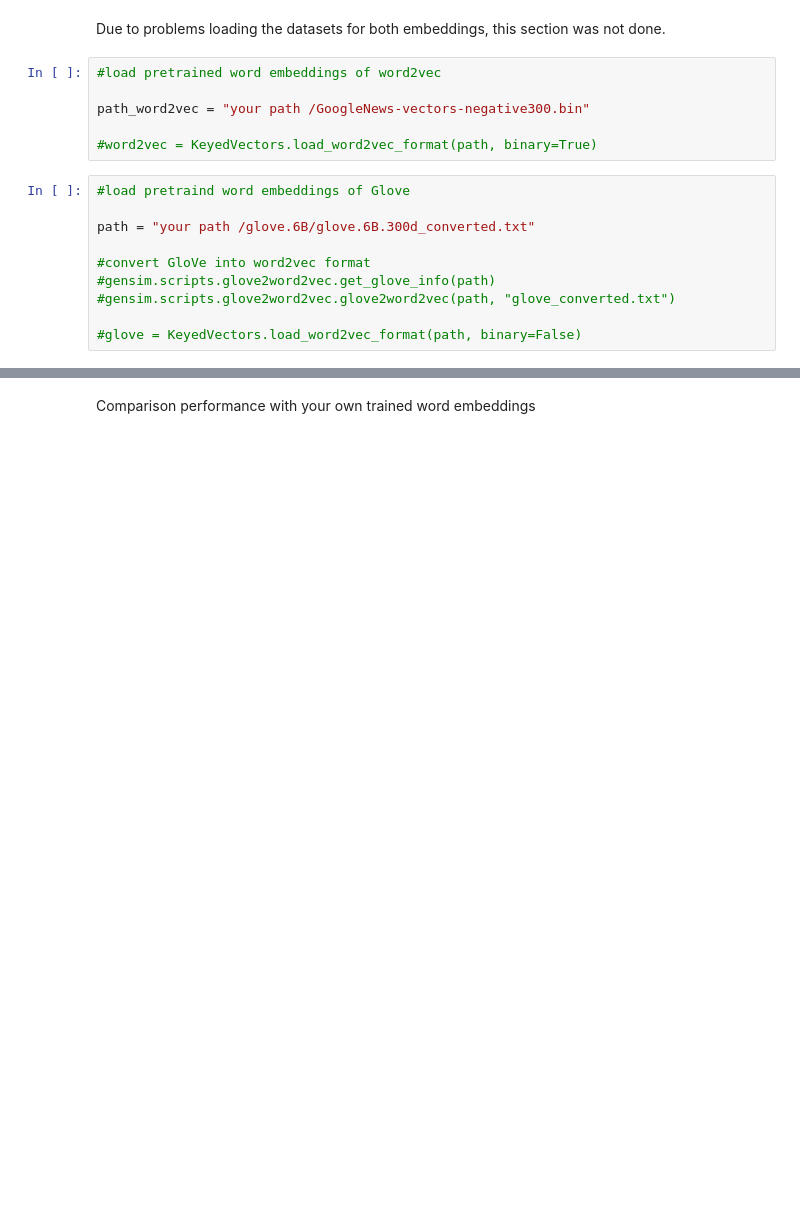
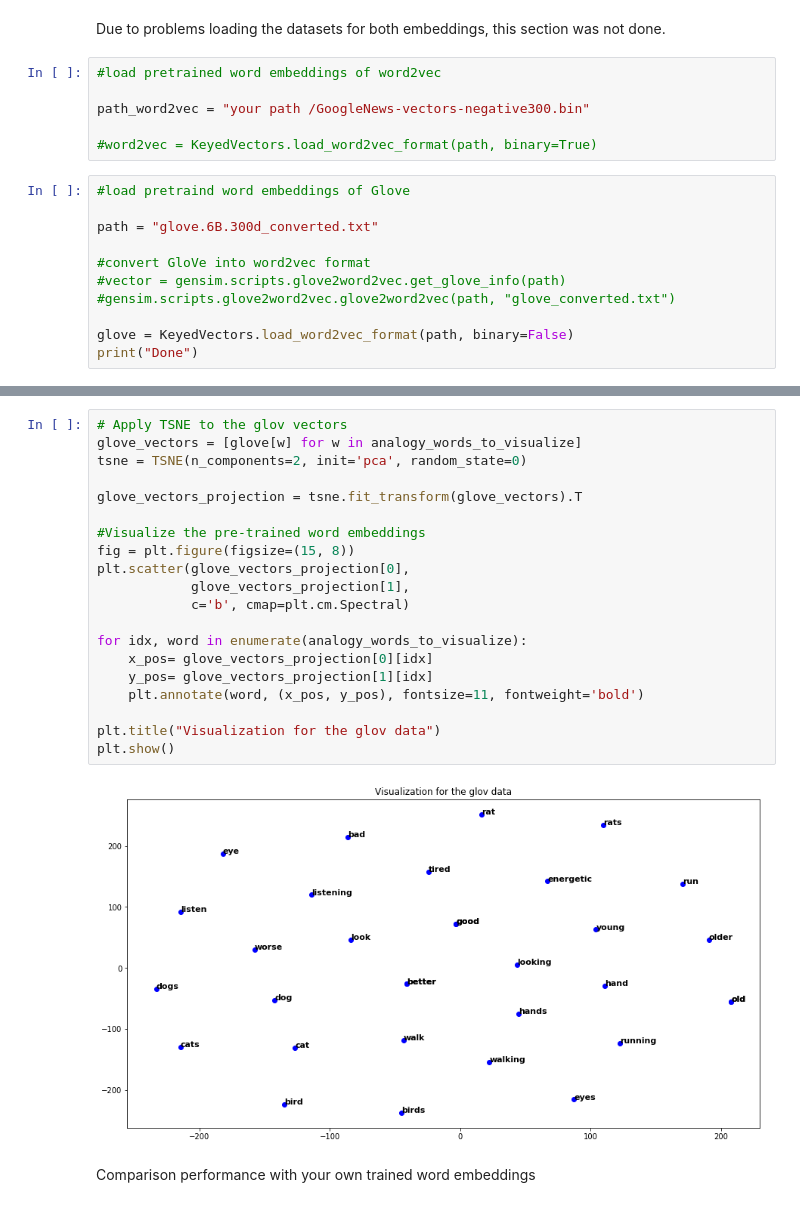
Before and after one commit to jacordero/recsys, a Jupyter notebook: Assignment1Final.ipynb, the cells around one changed output, grey strips where cells are left out. Drawn from its saved outputs; the diff is of its cells as text; blank space fills up the shorter version.

Commit message:
Added visualization for glove data

```diff
--- a/Assignment1Final.ipynb
+++ b/Assignment1Final.ipynb
@@ -1107,10 +1107,11 @@ path_word2vec = "your path /GoogleNews-vectors-negative300.bin"
 # %%
 #load pretraind word embeddings of Glove
 
-path = "your path /glove.6B/glove.6B.300d_converted.txt"
+path = "glove.6B.300d_converted.txt"
 
 #convert GloVe into word2vec format
-#gensim.scripts.glove2word2vec.get_glove_info(path)
+#vector = gensim.scripts.glove2word2vec.get_glove_info(path)
 #gensim.scripts.glove2word2vec.glove2word2vec(path, "glove_converted.txt")
 
-#glove = KeyedVectors.load_word2vec_format(path, binary=False)
+glove = KeyedVectors.load_word2vec_format(path, binary=False)
+print("Done")
@@ -1119,2 +1141,24 @@ path = "your path /glove.6B/glove.6B.300d_converted.txt"
+# %%
+# Apply TSNE to the glov vectors
+glove_vectors = [glove[w] for w in analogy_words_to_visualize]
+tsne = TSNE(n_components=2, init='pca', random_state=0)
+
+glove_vectors_projection = tsne.fit_transform(glove_vectors).T
+
+#Visualize the pre-trained word embeddings
+fig = plt.figure(figsize=(15, 8))
+plt.scatter(glove_vectors_projection[0],
+            glove_vectors_projection[1],
+            c='b', cmap=plt.cm.Spectral)
+
+for idx, word in enumerate(analogy_words_to_visualize):
+    x_pos= glove_vectors_projection[0][idx]
+    y_pos= glove_vectors_projection[1][idx]
+    plt.annotate(word, (x_pos, y_pos), fontsize=11, fontweight='bold')
+
+plt.title("Visualization for the glov data")
+plt.show()
+# %% [output]
+[figure, added]
 # %% [markdown]
 Comparison performance with your own trained word embeddings
```
Also changed, not shown: parts of 3 cells of this notebook.
